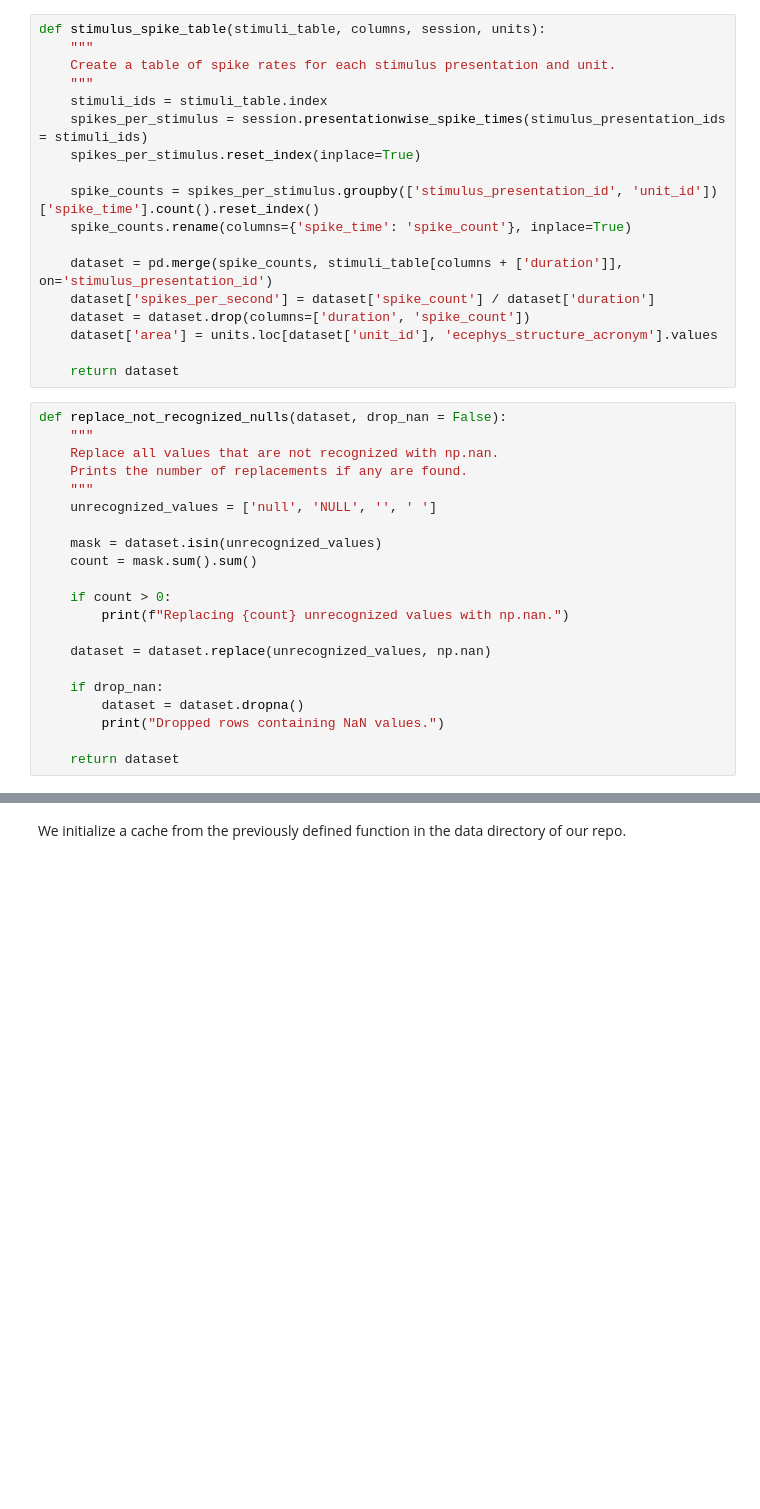
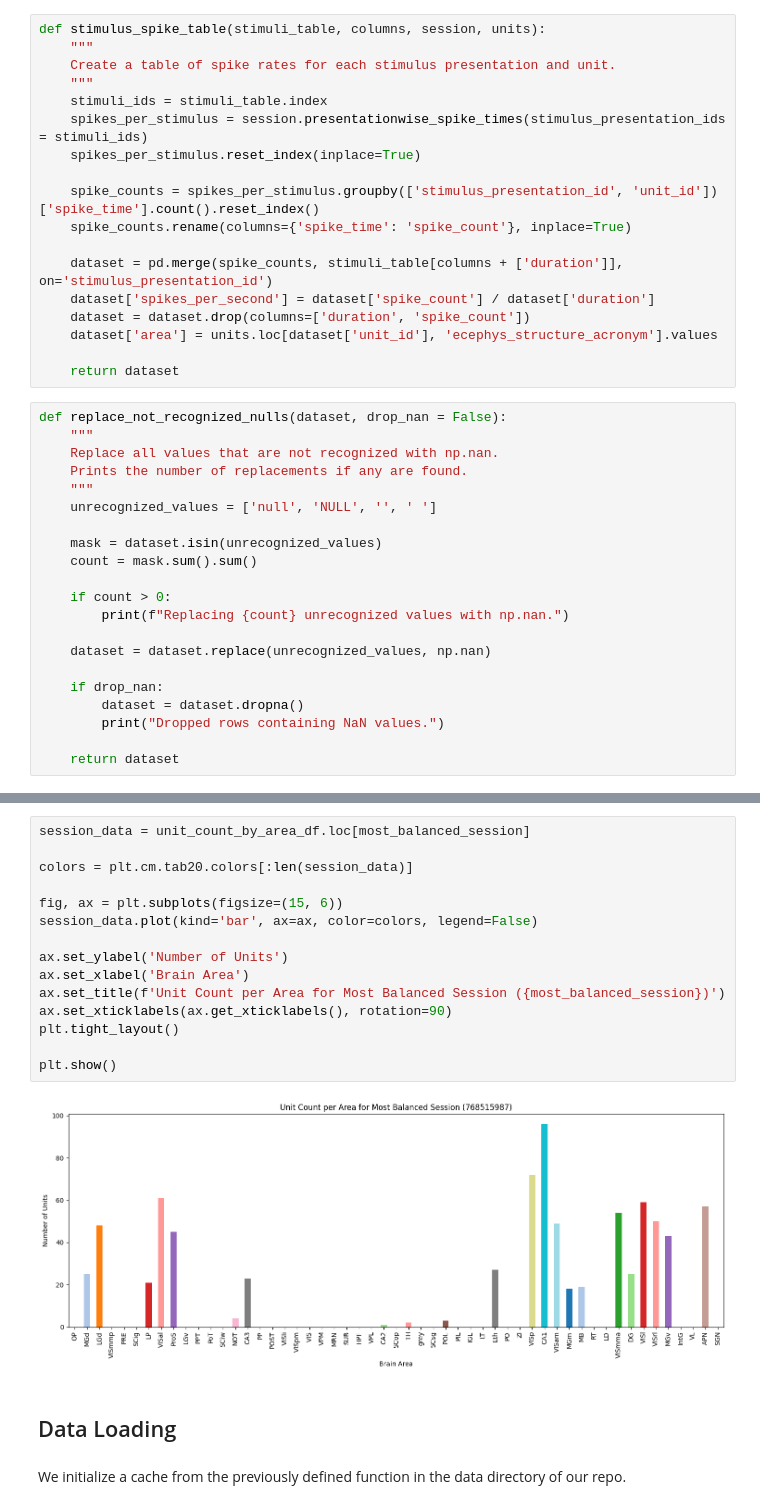
Before and after one commit to FilippoRonzino/mathematical-modelling-for-neuroscience, a Jupyter notebook: import_data.ipynb, the cells around one changed output, grey strips where cells are left out. Saved outputs shown, nothing was run; the diff lists cells and outputs as text; blank space fills up the shorter version.

```diff
--- a/import_data.ipynb
+++ b/import_data.ipynb
@@ -60,2 +267,21 @@ def replace_not_recognized_nulls(dataset, drop_nan = False):
+# %%
+session_data = unit_count_by_area_df.loc[most_balanced_session]
+
+colors = plt.cm.tab20.colors[:len(session_data)]
+
+fig, ax = plt.subplots(figsize=(15, 6))
+session_data.plot(kind='bar', ax=ax, color=colors, legend=False)
+
+ax.set_ylabel('Number of Units')
+ax.set_xlabel('Brain Area')
+ax.set_title(f'Unit Count per Area for Most Balanced Session ({most_balanced_session})')
+ax.set_xticklabels(ax.get_xticklabels(), rotation=90)
+plt.tight_layout()
+
+plt.show()
+# %% [output]
+[figure, added]
+# %% [markdown]
+## Data Loading
 # %% [markdown]
 We initialize a cache from the previously defined function in the data directory of our repo.
```
Also changed, not shown: parts of 26 cells of this notebook.
